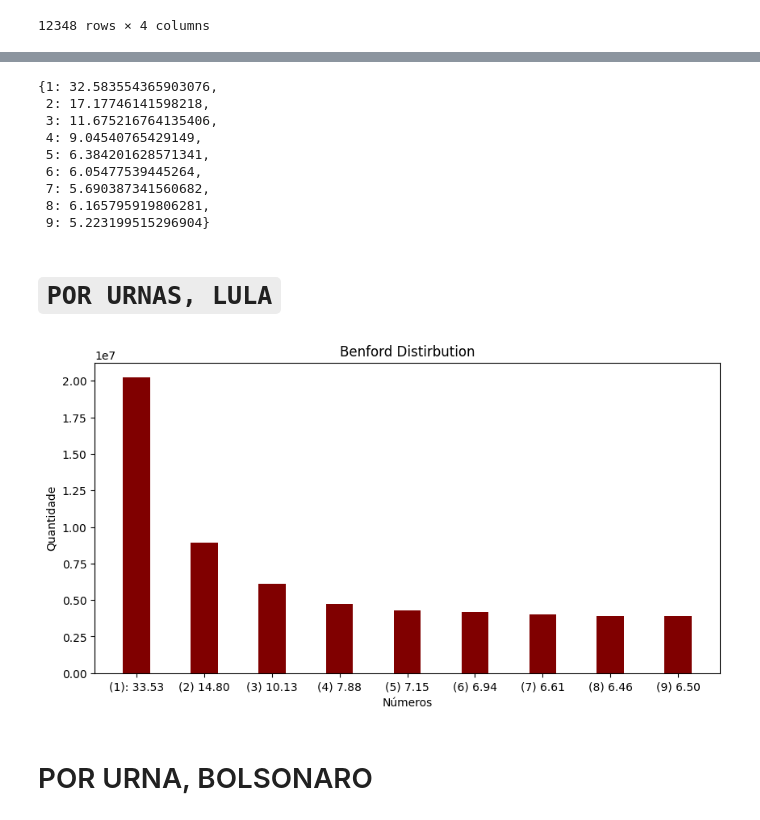
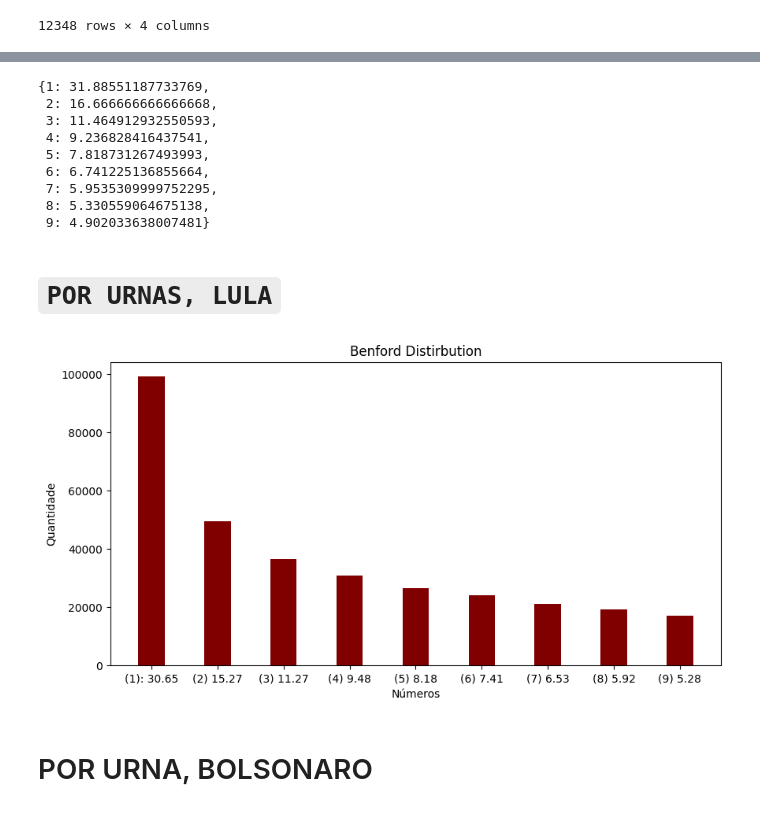
Before and after one commit to arturbernardo/benfords_law_2022, a Jupyter notebook: Benford_Distribution_Por_Local_de_Votação.ipynb, the cells around one changed output, grey strips where cells are left out. Drawn from its saved outputs; the diff is of its cells as text; code cells hidden in the pictures.

```diff
--- a/Benford_Distribution_Por_Local_de_Votação.ipynb
+++ b/Benford_Distribution_Por_Local_de_Votação.ipynb
@@ -215,6 +179,6 @@ df_lula_total_local
 # %%
 total_lula = 0
 for k in df_lula_local:
-  total_lula = total_lula + df_lula_local[k]['QT_VOTOS'].sum()
+  total_lula = total_lula + df_lula_local[k].size
 total_lula
 # %% [output]
@@ -230,11 +194,11 @@ total_bolsonaro
 dic_lula_percentual = {}
 
 for x in range(1, 10):
-  dic_lula_percentual[x] = df_lula_total_local[x]  * 100 / total_lula
+  dic_lula_percentual[x] = df_lula_local[x].size  * 100 / total_lula
 dic_lula_percentual
 
-# cem = 0
-# for k in dic_lula_percentual:
-#   cem = cem + dic_lula_percentual[k]
-# cem # (tem de dar 100% a soma)
+cem = 0
+for k in dic_lula_percentual:
+  cem = cem + dic_lula_percentual[k]
+cem # (tem de dar 100% a soma)
 # %% [output]
@@ -251,65 +207,55 @@ dic_lula_percentual
 dic_bolsonaro_percentual = {}
 
 for x in range(1, 10):
-  dic_bolsonaro_percentual[x] = df_bolsonaro_total_local[x]  * 100 / total_bolsonaro
+  dic_bolsonaro_percentual[x] = df_bolsonaro_local[x].size  * 100 / total_bolsonaro
 dic_bolsonaro_percentual
 # %% [output]
-{1: 32.583554365903076,
- 2: 17.17746141598218,
- 3: 11.675216764135406,
- 4: 9.04540765429149,
- 5: 6.384201628571341,
- 6: 6.05477539445264,
- 7: 5.690387341560682,
- 8: 6.165795919806281,
- 9: 5.223199515296904}
+{1: 31.88551187733769,
+ 2: 16.666666666666668,
+ 3: 11.464912932550593,
+ 4: 9.236828416437541,
+ 5: 7.818731267493993,
+ 6: 6.741225136855664,
+ 7: 5.9535309999752295,
+ 8: 5.330559064675138,
+ 9: 4.902033638007481}
 # %% [markdown]
 # `POR URNAS, LULA`
 # %%
-# data = {'1':df_lula_1.size,
-#         '2':df_lula_2.size,
-#         '3':df_lula_3.size,
-#         '4':df_lula_4.size,
-#         '5':df_lula_5.size,
-#         '6':df_lula_6.size,
-#         '7':df_lula_7.size,
-#         '8':df_lula_8.size,
-#         '9':df_lula_9.size}
-
 labels = ['(1): %.2f' %dic_lula_percentual[1],
         '(2) %.2f' %dic_lula_percentual[2],
         '(3) %.2f' %dic_lula_percentual[3],
         '(4) %.2f' %dic_lula_percentual[4],
         '(5) %.2f' %dic_lula_percentual[5],
         '(6) %.2f' %dic_lula_percentual[6],
         '(7) %.2f' %dic_lula_percentual[7],
         '(8) %.2f' %dic_lula_percentual[8],
         '(9) %.2f' %dic_lula_percentual[9]]
 
-valores = [df_lula_total_local[1],
-        df_lula_total_local[2],
-        df_lula_total_local[3],
-        df_lula_total_local[4],
-        df_lula_total_local[5],
-        df_lula_total_local[6],
-        df_lula_total_local[7],
-        df_lula_total_local[8],
-        df_lula_total_local[9]]
+valores = [df_lula_local[1].size,
+        df_lula_local[2].size,
+        df_lula_local[3].size,
+        df_lula_local[4].size,
+        df_lula_local[5].size,
+        df_lula_local[6].size,
+        df_lula_local[7].size,
+        df_lula_local[8].size,
+        df_lula_local[9].size]
 numbers = list(labels)
 amounts = list(valores)
 # amounts
 fig = plt.figure(figsize = (10, 5))
 
 # creating the bar plot
 plt.bar(numbers, amounts, color ='maroon',
         width = 0.4)
 
 plt.xlabel("Números")
 plt.ylabel("Quantidade")
 plt.title("Benford Distirbution")
 plt.show()
 # %% [output]
-[figure, old version]
+[figure, new version]
 # %% [markdown]
 # POR URNA, BOLSONARO
 # %%
```
Also changed, not shown: parts of 8 cells of this notebook.
